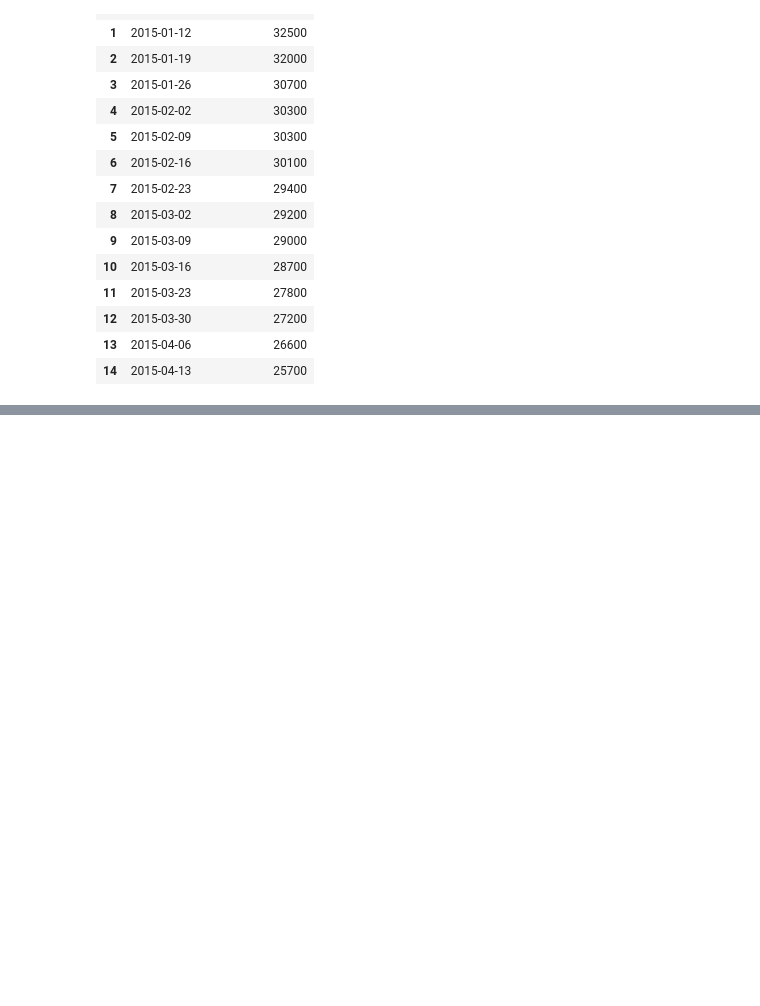
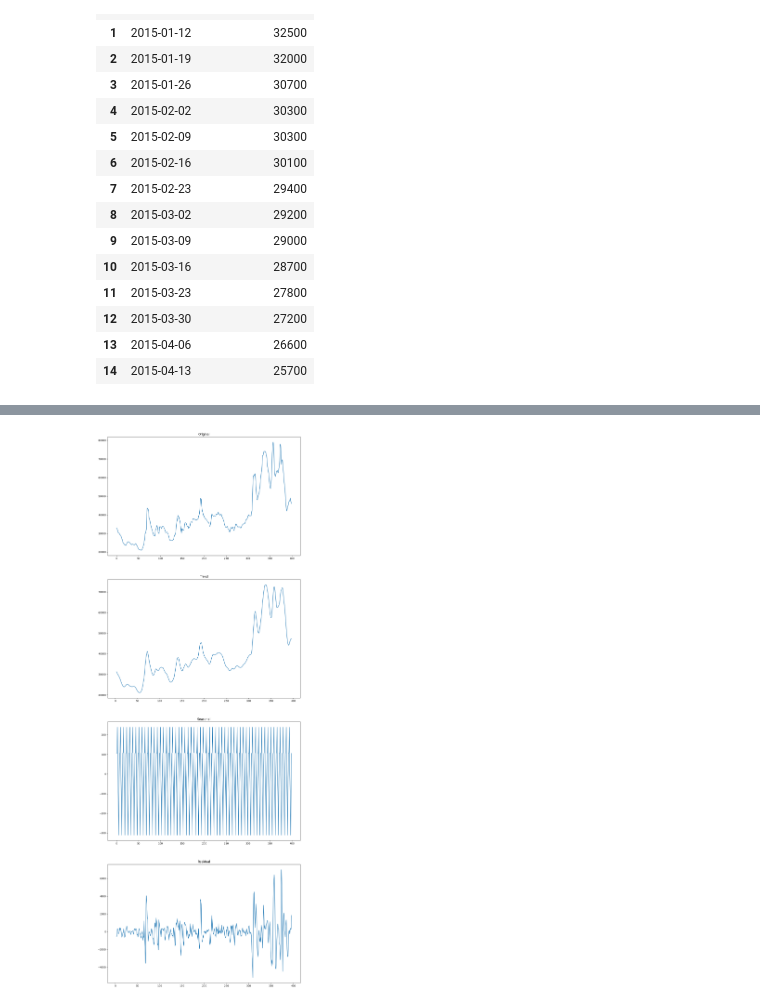
Before and after one commit to Klop4ikk/3int, a Jupyter notebook: Intensive_3_Doronin.ipynb, the cells around one changed output, grey strips where cells are left out. Saved outputs shown, nothing was run; the diff lists cells and outputs as text; code cells hidden in the pictures; blank space fills up the shorter version.

```diff
--- a/Intensive_3_Doronin.ipynb
+++ b/Intensive_3_Doronin.ipynb
@@ -91,0 +145,17 @@ AttributeError: 'TimedeltaProperties' object has no attribute 'week'
+# %%
+# Разложим ряд на компоненты и проверим ответы на вопросы
+
+fig, ax = plt.subplots(nrows=4, ncols=1, figsize=(14, 40))
+decompose = seasonal_decompose(df_ts['Цена на арматуру'],period = 7)
+
+ax[0].set_title('Original')
+ax[1].set_title('Trend')
+ax[2].set_title('Seasonal')
+ax[3].set_title('Residual')
+
+decompose.observed.plot(ax=ax[0])
+decompose.trend.plot(ax=ax[1])
+decompose.seasonal.plot(ax=ax[2])
+decompose.resid.plot(ax=ax[3]);
+# %% [output]
+[figure, added]
```
Also changed, not shown: parts of 5 cells of this notebook.
